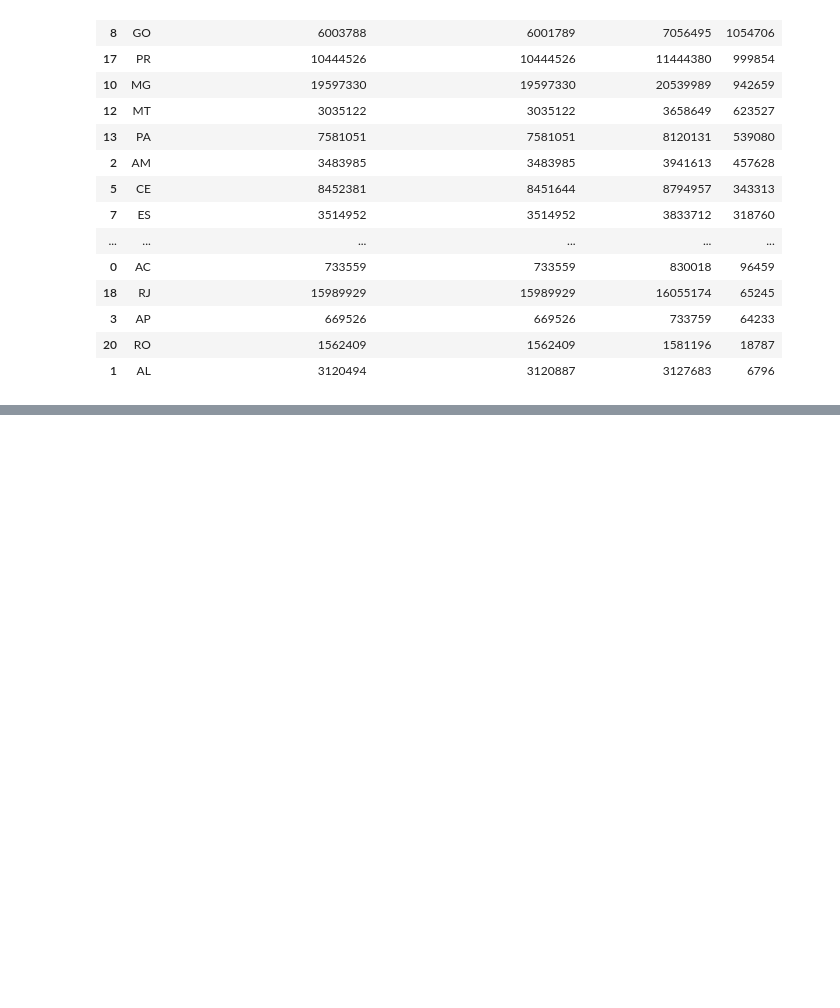
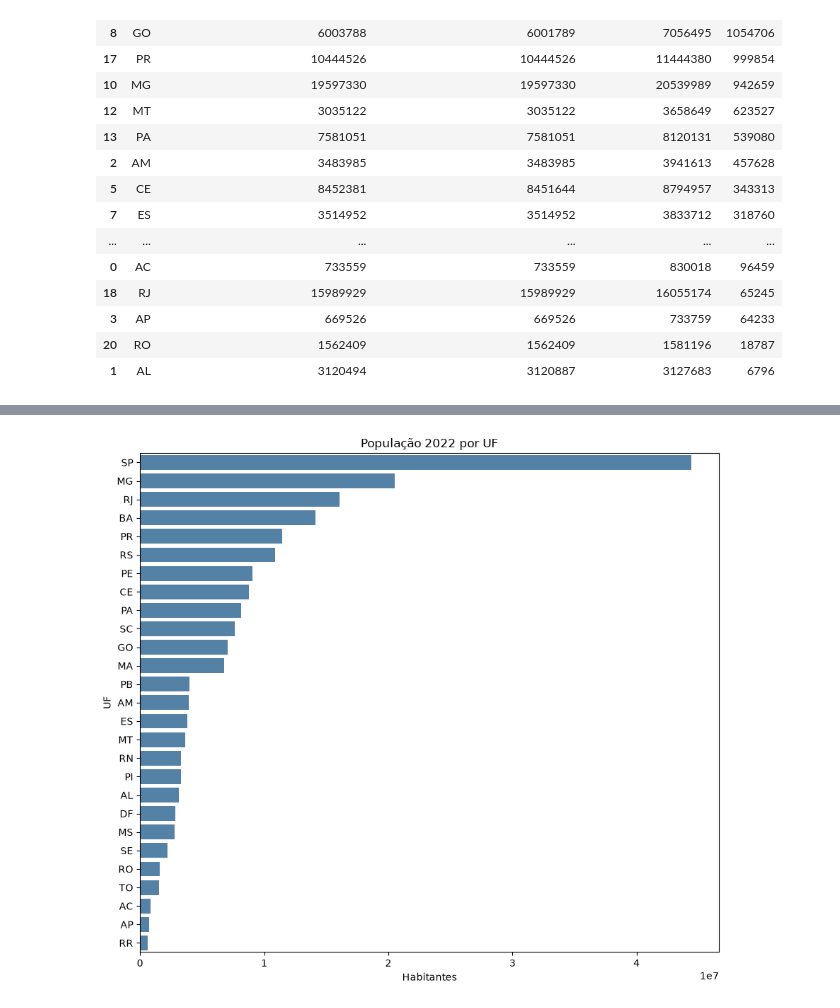
Before and after one commit to EnzoTS/analise_dados, a Jupyter notebook: atividade4/atividade4.ipynb, the cells around one changed output, grey strips where cells are left out. Saved outputs shown, nothing was run; the diff lists cells and outputs as text; code cells hidden in the pictures; blank space fills up the shorter version.

```diff
--- a/atividade4/atividade4.ipynb
+++ b/atividade4/atividade4.ipynb
@@ -137,2 +139,13 @@ municipiosordem
 # %%
 municipiosordem.to_csv(r"H:\python\atividade4\municipios.csv", sep =";")
+# %%
+fig, ax = plt.subplots(figsize=(9, 8))
+ordem = estados.sort_values("População Censo 2022", ascending=False)
+sns.barplot(data=ordem, y="UF", x="População Censo 2022", ax=ax, color="steelblue")
+ax.set_title("População 2022 por UF")
+ax.set_xlabel("Habitantes")
+ax.set_ylabel("UF")
+plt.tight_layout()
+plt.show()
+# %% [output]
+[figure, added]
```
Also changed, not shown: parts of 2 cells of this notebook, 1 other file.
